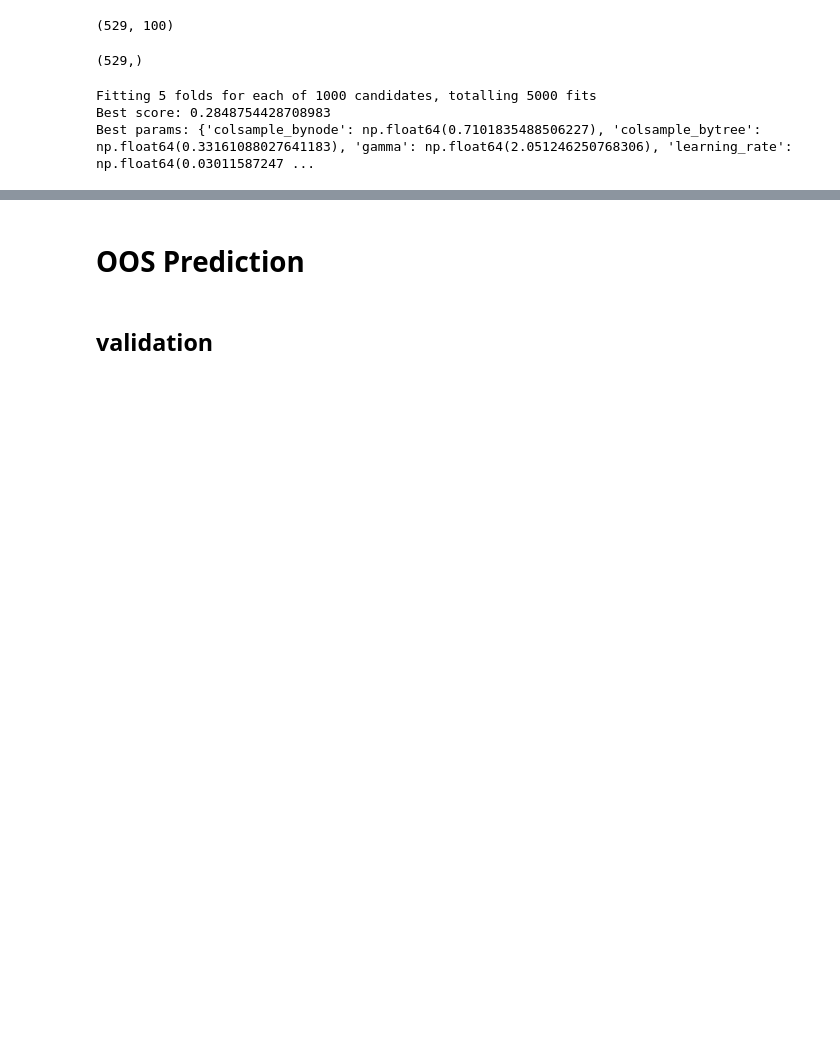
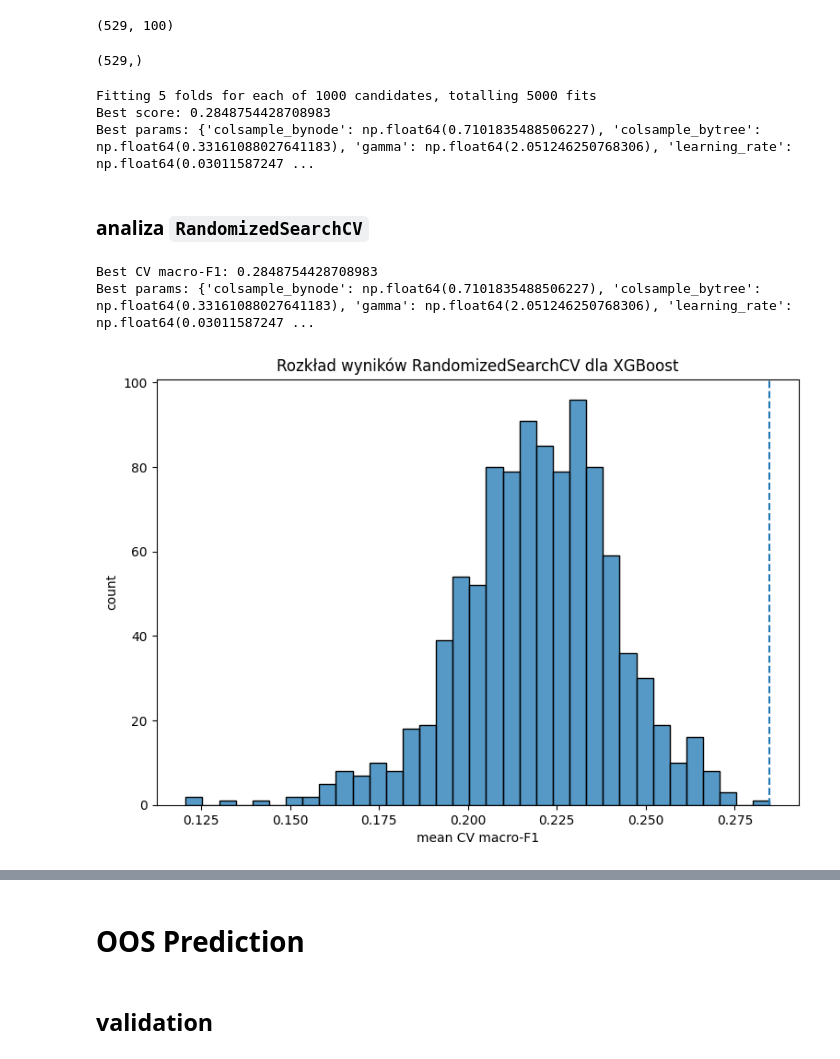
Before and after one commit to szm4c/market-regime-classification, a Jupyter notebook: notebooks/05_tree_classifier_exploration.ipynb, the cells around one changed output, grey strips where cells are left out. Cells and saved outputs as stored; diff of their text form; code cells hidden in the pictures; blank space fills up the shorter version.

```diff
--- a/notebooks/05_tree_classifier_exploration.ipynb
+++ b/notebooks/05_tree_classifier_exploration.ipynb
@@ -270,0 +274,30 @@ Best params: {'colsample_bynode': np.float64(0.7101835488506227), 'colsample_byt
+# %% [markdown]
+### analiza `RandomizedSearchCV`
+# %%
+def plot_xgb_random_search_scores(rs, *, bins: int = 35):
+    """
+    Histogram mean_test_score across all sampled configs + vertical line at best score.
+    Assumes rs.scoring is macro-F1 (as in your code).
+    """
+    cv = pd.DataFrame(rs.cv_results_).copy()
+
+    scores = cv["mean_test_score"].astype(float).to_numpy()
+    scores = scores[~np.isnan(scores)]
+
+    plt.figure(figsize=(9, 6))
+    sns.histplot(scores, bins=bins)
+    plt.axvline(rs.best_score_, linestyle="--")
+    plt.xlabel("mean CV macro-F1")
+    plt.ylabel("count")
+    plt.title("Rozkład wyników RandomizedSearchCV dla XGBoost")
+
+    print("Best CV macro-F1:", rs.best_score_)
+    print("Best params:", rs.best_params_)
+    return cv
+
+
+cv_df = plot_xgb_random_search_scores(rs)
+# %% [output]
+Best CV macro-F1: 0.2848754428708983
+Best params: {'colsample_bynode': np.float64(0.7101835488506227), 'colsample_bytree': np.float64(0.33161088027641183), 'gamma': np.float64(2.051246250768306), 'learning_rate': np.float64(0.03011587247 ...
+[figure, added]
```
Also changed, not shown: parts of 8 cells of this notebook, 3 other files.
